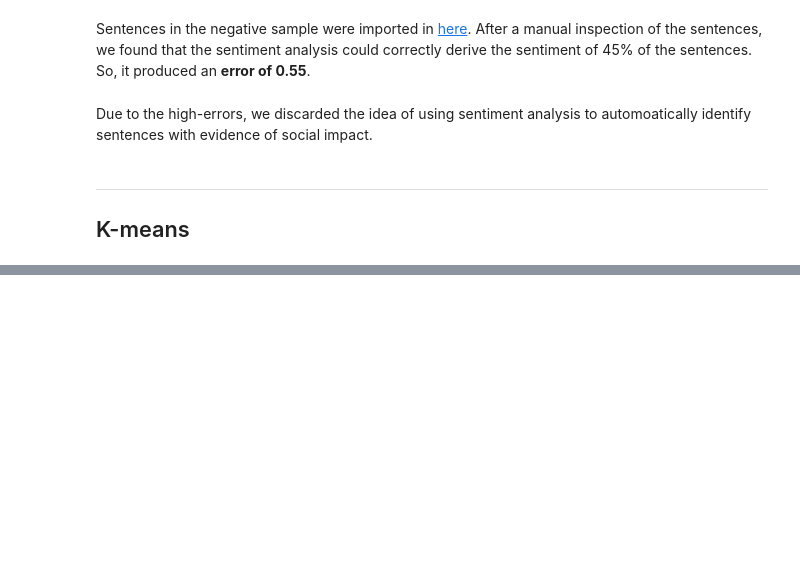
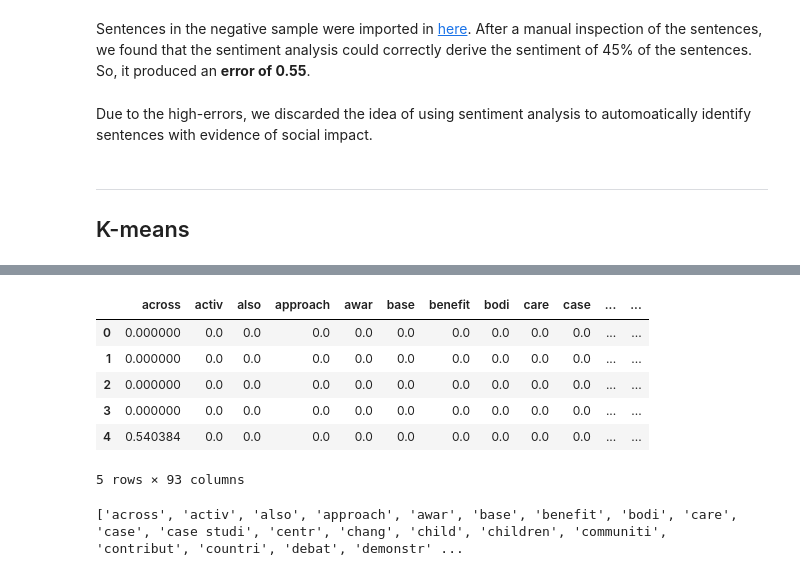
Before and after one commit to joausaga/impact-classifier, a Jupyter notebook: social_impact_data_generator.ipynb, the cells around one changed output, grey strips where cells are left out. Saved outputs shown, nothing was run; the diff lists cells and outputs as text; code cells hidden in the pictures; blank space fills up the shorter version.

```diff
--- a/social_impact_data_generator.ipynb
+++ b/social_impact_data_generator.ipynb
@@ -185,0 +200,17 @@ Due to the high-errors, we discarded the idea of using sentiment analysis to aut
+# %%
+stopwords = nltk.corpus.stopwords.words('english')
+stemmer = SnowballStemmer("english")
+# %%
+def tokenize_sentence(sentence, do_stemming=True):
+    # tokenize sentence by words
+    tokens = word_tokenize(sentence)
+    filtered_tokens = []
+    # filter out any tokens not containing numbers and letters
+    for token in tokens:
+        if re.search('[a-zA-Z0-9]', token) and token not in stopwords:
+            filtered_tokens.append(token)
+    if do_stemming:
+        stems = [stemmer.stem(t) for t in filtered_tokens]
+        return stems
+    else:
+        return filtered_tokens
@@ -185,0 +237,22 @@ Due to the high-errors, we discarded the idea of using sentiment analysis to aut
+# %%
+#define vectorizer
+tfidf_vectorizer = TfidfVectorizer(max_df=0.7, max_features=500,
+                                   min_df=0.03, use_idf=True, tokenizer=tokenize_sentence,
+                                   ngram_range=(1,3))
+#fit the vectorizer to sentences
+tfidf_matrix = tfidf_vectorizer.fit_transform(list(clean_data['impact_sentence']))
+# %%
+pd.DataFrame(tfidf_matrix.toarray(), columns=tfidf_vectorizer.get_feature_names()).head()
+# %% [output]
+|  | across | activ | also | approach | awar | base | benefit | bodi | care | case | ... | ... |
+| 0 | 0.000000 | 0.0 | 0.0 | 0.0 | 0.0 | 0.0 | 0.0 | 0.0 | 0.0 | 0.0 | ... | ... |
+| 1 | 0.000000 | 0.0 | 0.0 | 0.0 | 0.0 | 0.0 | 0.0 | 0.0 | 0.0 | 0.0 | ... | ... |
+| 2 | 0.000000 | 0.0 | 0.0 | 0.0 | 0.0 | 0.0 | 0.0 | 0.0 | 0.0 | 0.0 | ... | ... |
+| 3 | 0.000000 | 0.0 | 0.0 | 0.0 | 0.0 | 0.0 | 0.0 | 0.0 | 0.0 | 0.0 | ... | ... |
+| 4 | 0.540384 | 0.0 | 0.0 | 0.0 | 0.0 | 0.0 | 0.0 | 0.0 | 0.0 | 0.0 | ... | ... |
+5 rows × 93 columns
+# %%
+terms = tfidf_vectorizer.get_feature_names()
+print(terms)
+# %% [output]
+['across', 'activ', 'also', 'approach', 'awar', 'base', 'benefit', 'bodi', 'care', 'case', 'case studi', 'centr', 'chang', 'child', 'children', 'communiti', 'contribut', 'countri', 'debat', 'demonstr' ...
```
Also changed, not shown: parts of 12 cells of this notebook.
